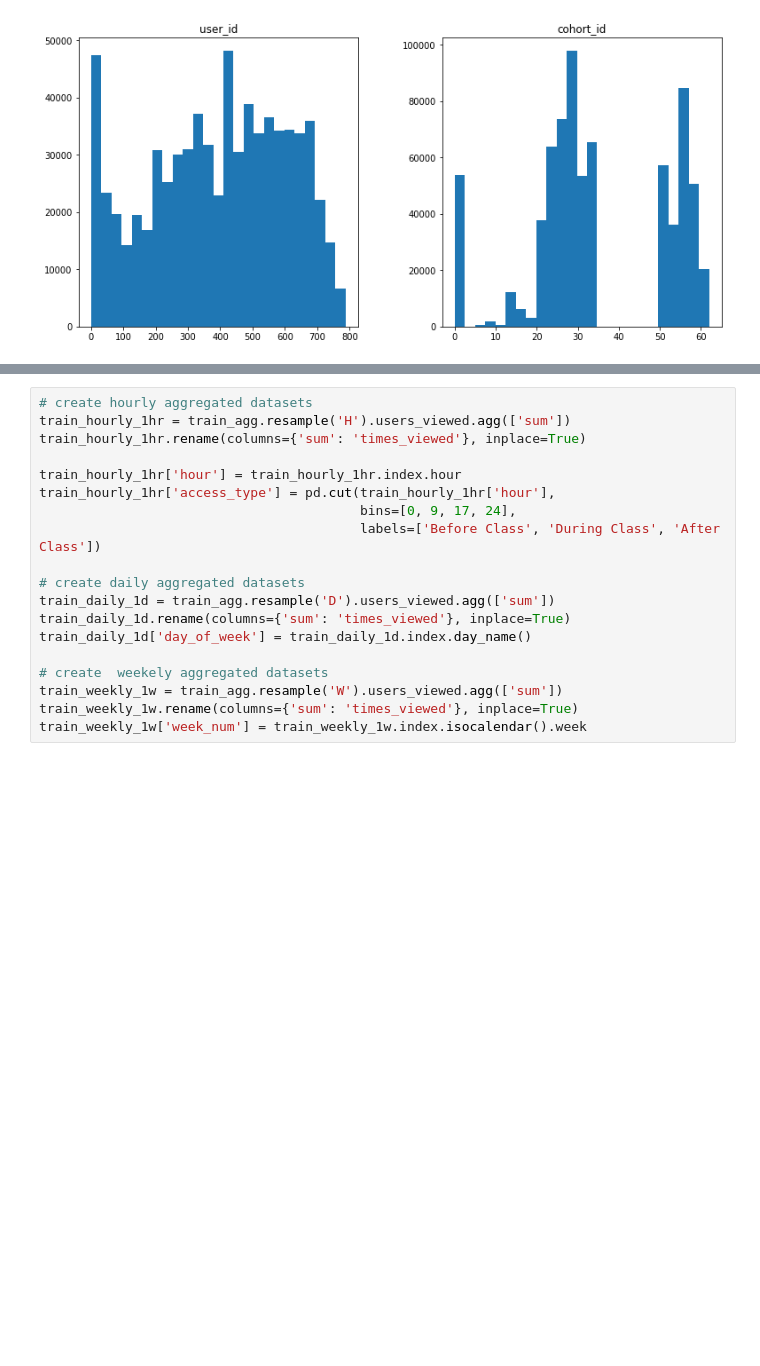
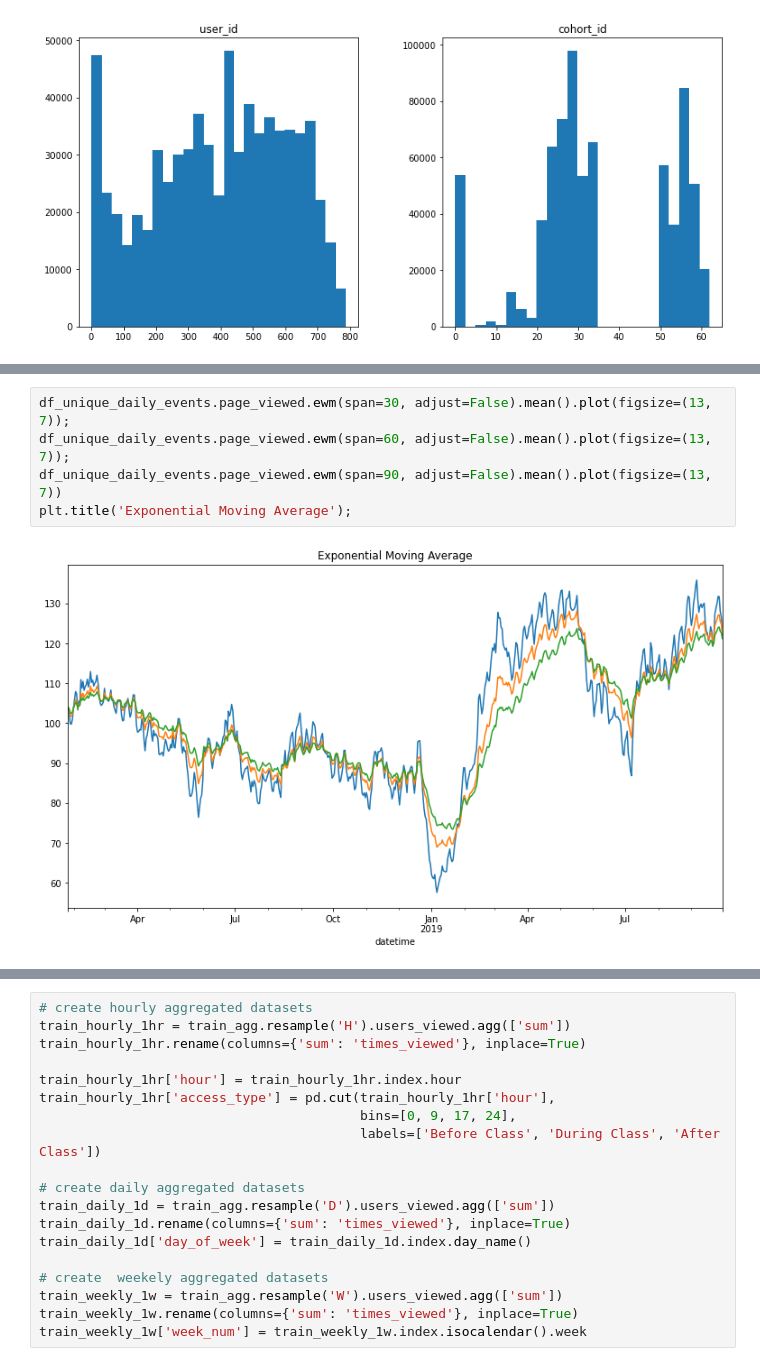
Before and after one commit to Promeos/anomaly-detection-exercises, a Jupyter notebook: time_series_anomaly_detection.ipynb, the cells around one changed output, grey strips where cells are left out. Drawn from its saved outputs; the diff is of its cells as text; blank space fills up the shorter version.

```diff
--- a/time_series_anomaly_detection.ipynb
+++ b/time_series_anomaly_detection.ipynb
@@ -116,0 +167,7 @@ Test size: 20.00%
+# %%
+df_unique_daily_events.page_viewed.ewm(span=30, adjust=False).mean().plot(figsize=(13, 7));
+df_unique_daily_events.page_viewed.ewm(span=60, adjust=False).mean().plot(figsize=(13, 7));
+df_unique_daily_events.page_viewed.ewm(span=90, adjust=False).mean().plot(figsize=(13, 7))
+plt.title('Exponential Moving Average');
+# %% [output]
+[figure, added]
```
Also changed, not shown: parts of 59 cells of this notebook, 2 other files.
